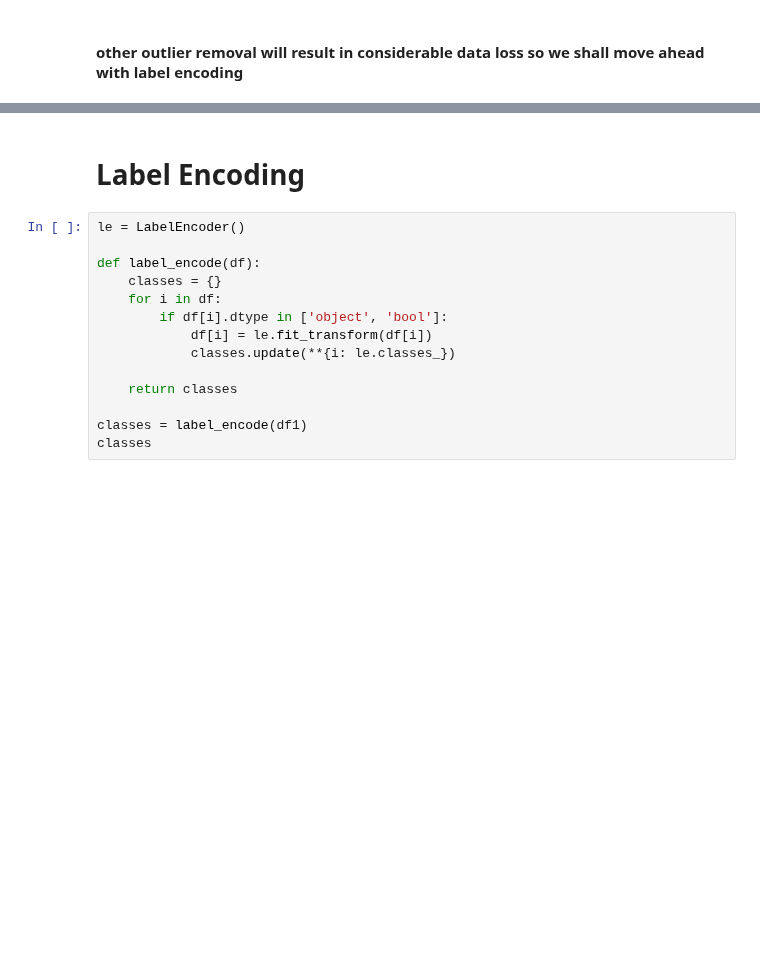
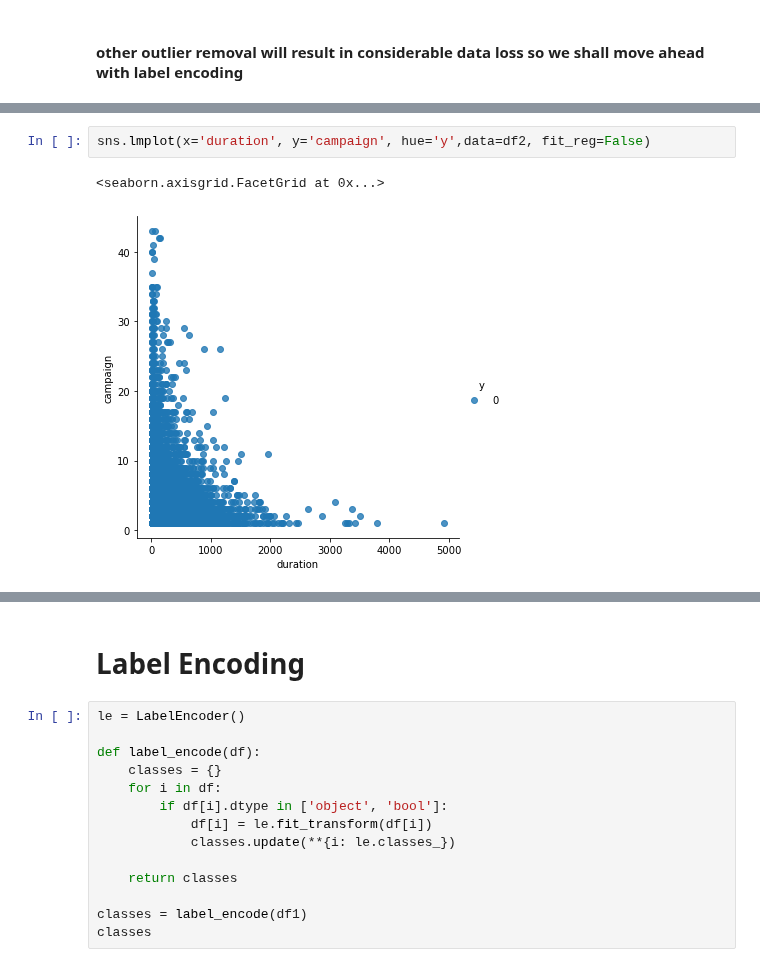
Before and after one commit to datav94/prcp_1000_bankm, a Jupyter notebook: prcp_1000_feature_sel.ipynb, the cells around one changed output, grey strips where cells are left out. Saved outputs shown, nothing was run; the diff lists cells and outputs as text; blank space fills up the shorter version.

```diff
--- a/prcp_1000_feature_sel.ipynb
+++ b/prcp_1000_feature_sel.ipynb
@@ -135,0 +203,5 @@ Name: y, dtype: int64
+# %%
+sns.lmplot(x='duration', y='campaign', hue='y',data=df2, fit_reg=False)
+# %% [output]
+<seaborn.axisgrid.FacetGrid at 0x...>
+[figure, added]
```
Also changed, not shown: parts of 27 cells of this notebook, 6 other files.
